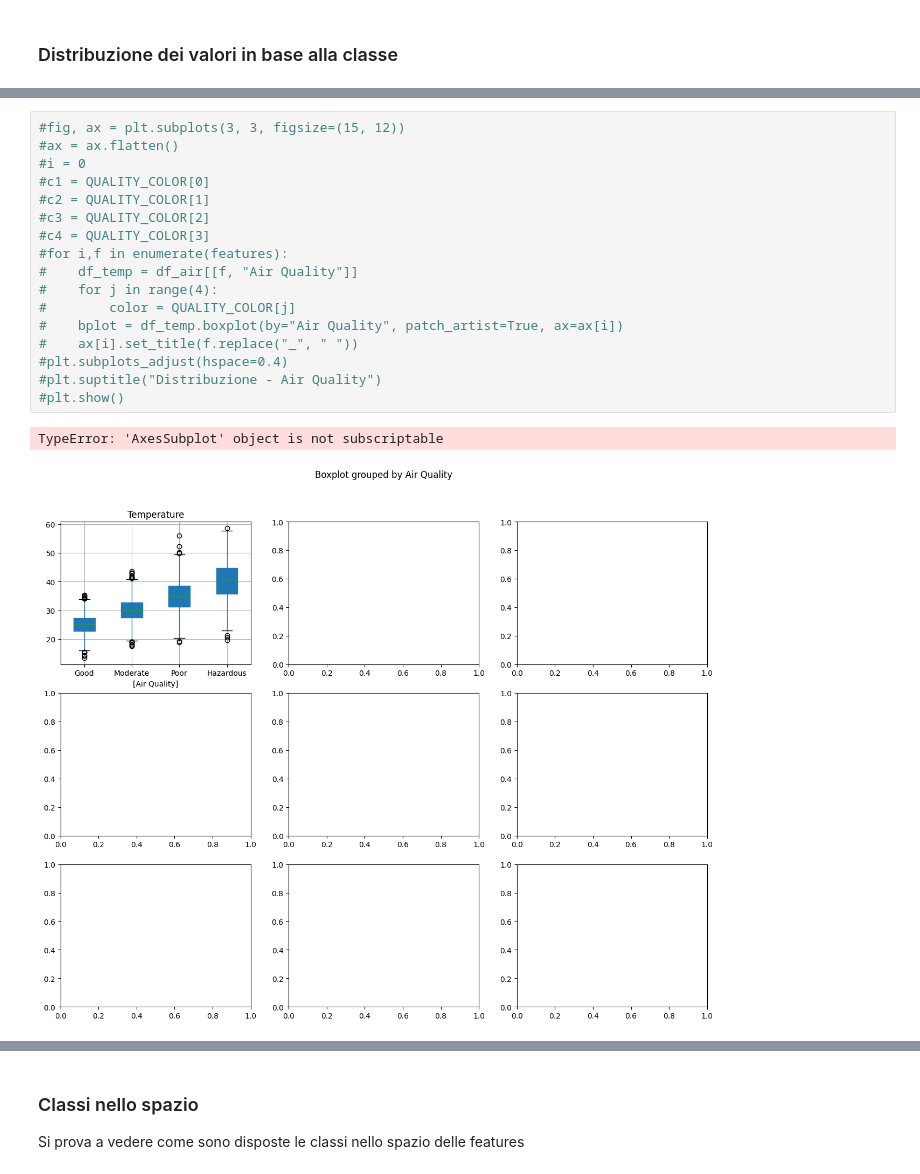
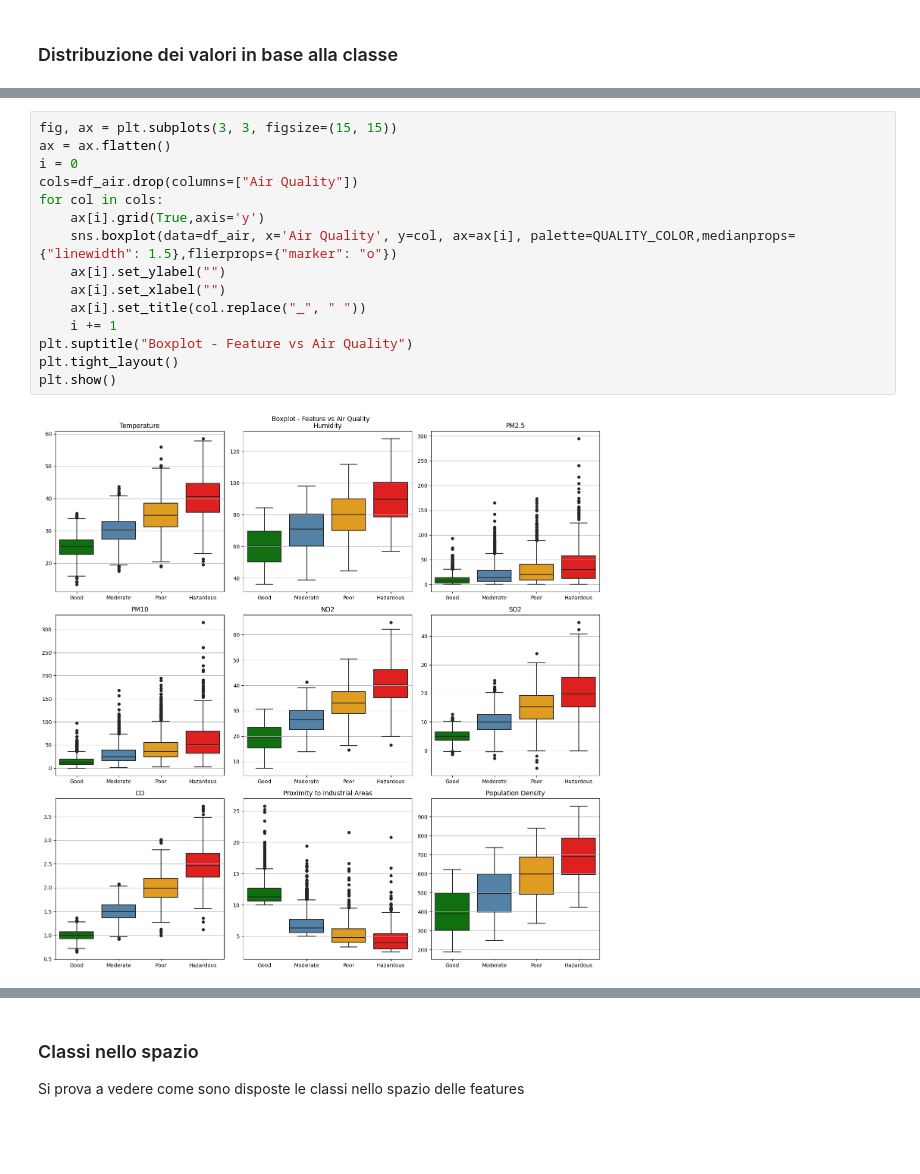
Before and after one commit to MauroMuratore/machine-learning, a Jupyter notebook: main.ipynb, the cells around one changed output, grey strips where cells are left out. Drawn from its saved outputs; the diff is of its cells as text; blank space fills up the shorter version.

```diff
--- a/main.ipynb
+++ b/main.ipynb
@@ -166,20 +161,17 @@ plt.show()
 # %%
-#fig, ax = plt.subplots(3, 3, figsize=(15, 12))
-#ax = ax.flatten()
-#i = 0
-#c1 = QUALITY_COLOR[0]
-#c2 = QUALITY_COLOR[1]
-#c3 = QUALITY_COLOR[2]
-#c4 = QUALITY_COLOR[3]
-#for i,f in enumerate(features):
-#    df_temp = df_air[[f, "Air Quality"]]
-#    for j in range(4):
-#        color = QUALITY_COLOR[j]
-#    bplot = df_temp.boxplot(by="Air Quality", patch_artist=True, ax=ax[i])
-#    ax[i].set_title(f.replace("_", " "))
-#plt.subplots_adjust(hspace=0.4)
-#plt.suptitle("Distribuzione - Air Quality")
-#plt.show()
+fig, ax = plt.subplots(3, 3, figsize=(15, 15))
+ax = ax.flatten()
+i = 0
+cols=df_air.drop(columns=["Air Quality"])
+for col in cols:
+    ax[i].grid(True,axis='y')
+    sns.boxplot(data=df_air, x='Air Quality', y=col, ax=ax[i], palette=QUALITY_COLOR,medianprops={"linewidth": 1.5},flierprops={"marker": "o"})
+    ax[i].set_ylabel("")
+    ax[i].set_xlabel("")
+    ax[i].set_title(col.replace("_", " "))
+    i += 1
+plt.suptitle("Boxplot - Feature vs Air Quality")
+plt.tight_layout()
+plt.show()
 # %% [output]
-TypeError: 'AxesSubplot' object is not subscriptable
-[figure, old version]
+[figure, new version]
```
Also changed, not shown: parts of 15 cells of this notebook, 9 other files.
